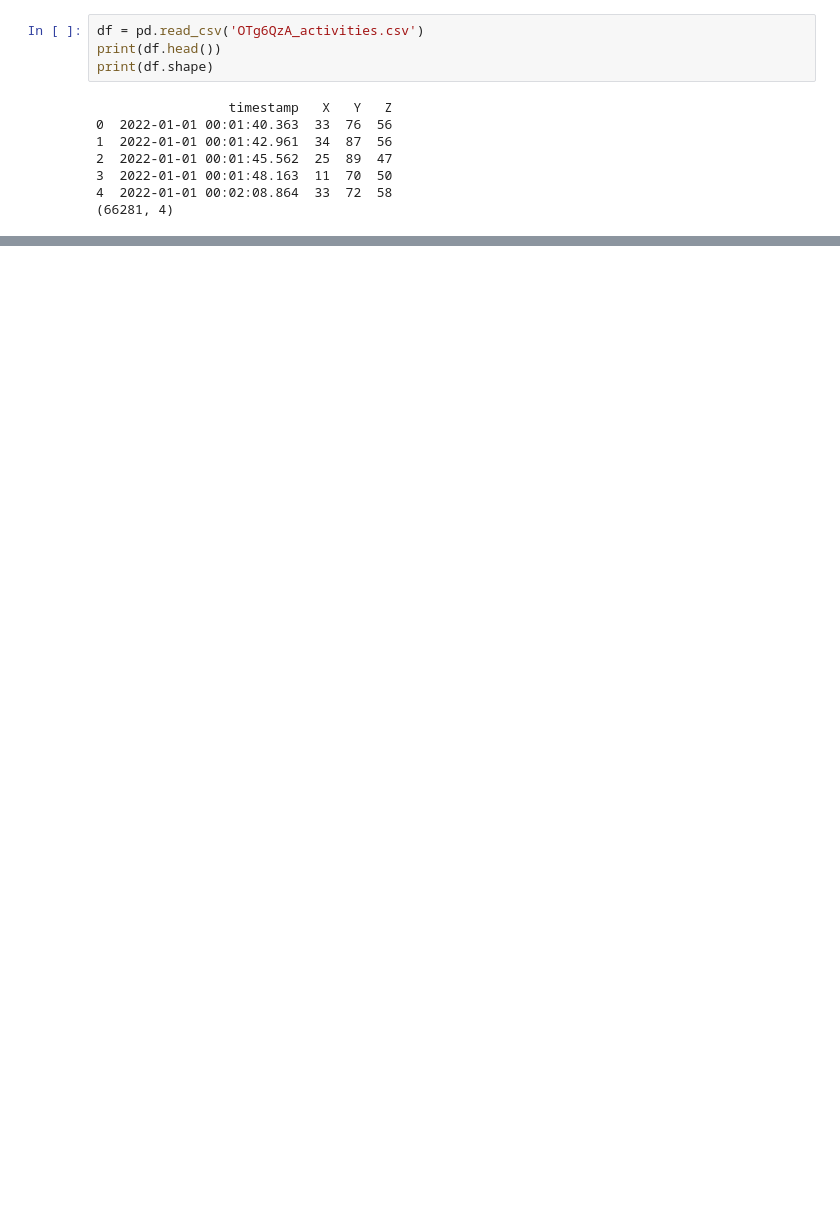
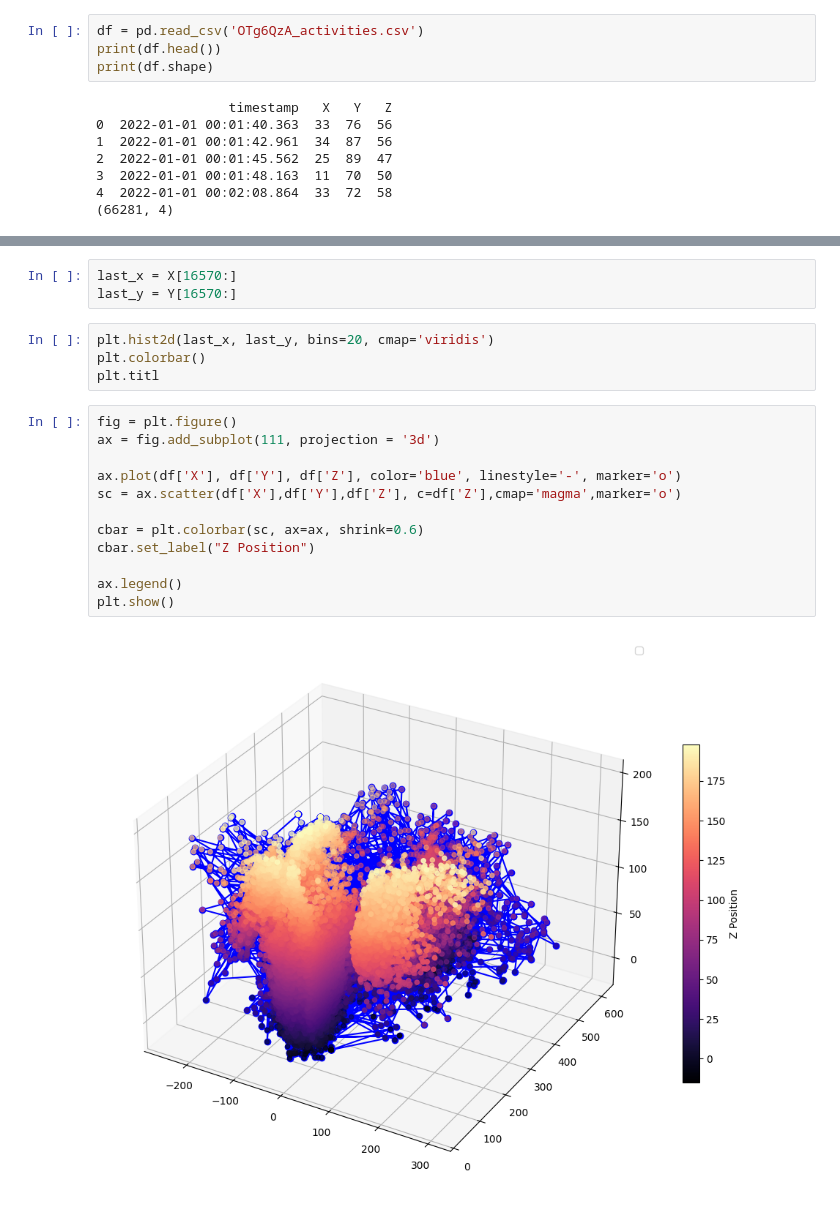
Before and after one commit to doxxeon/Biomedical_AI_Train, a Jupyter notebook: Visualization/healthcare_bigdata_playbook_chap8.ipynb, the cells around one changed output, grey strips where cells are left out. Drawn from its saved outputs; the diff is of its cells as text; blank space fills up the shorter version.

```diff
--- a/Visualization/healthcare_bigdata_playbook_chap8.ipynb
+++ b/Visualization/healthcare_bigdata_playbook_chap8.ipynb
@@ -30,0 +78,21 @@ plt.show()
+# %%
+last_x = X[16570:]
+last_y = Y[16570:]
+# %%
+plt.hist2d(last_x, last_y, bins=20, cmap='viridis')
+plt.colorbar()
+plt.titl
+# %%
+fig = plt.figure()
+ax = fig.add_subplot(111, projection = '3d')
+
+ax.plot(df['X'], df['Y'], df['Z'], color='blue', linestyle='-', marker='o')
+sc = ax.scatter(df['X'],df['Y'],df['Z'], c=df['Z'],cmap='magma',marker='o')
+
+cbar = plt.colorbar(sc, ax=ax, shrink=0.6)
+cbar.set_label("Z Position")
+
+ax.legend()
+plt.show()
+# %% [output]
+[figure, added]
```
Also changed, not shown: parts of 6 cells of this notebook, 5 other files.
